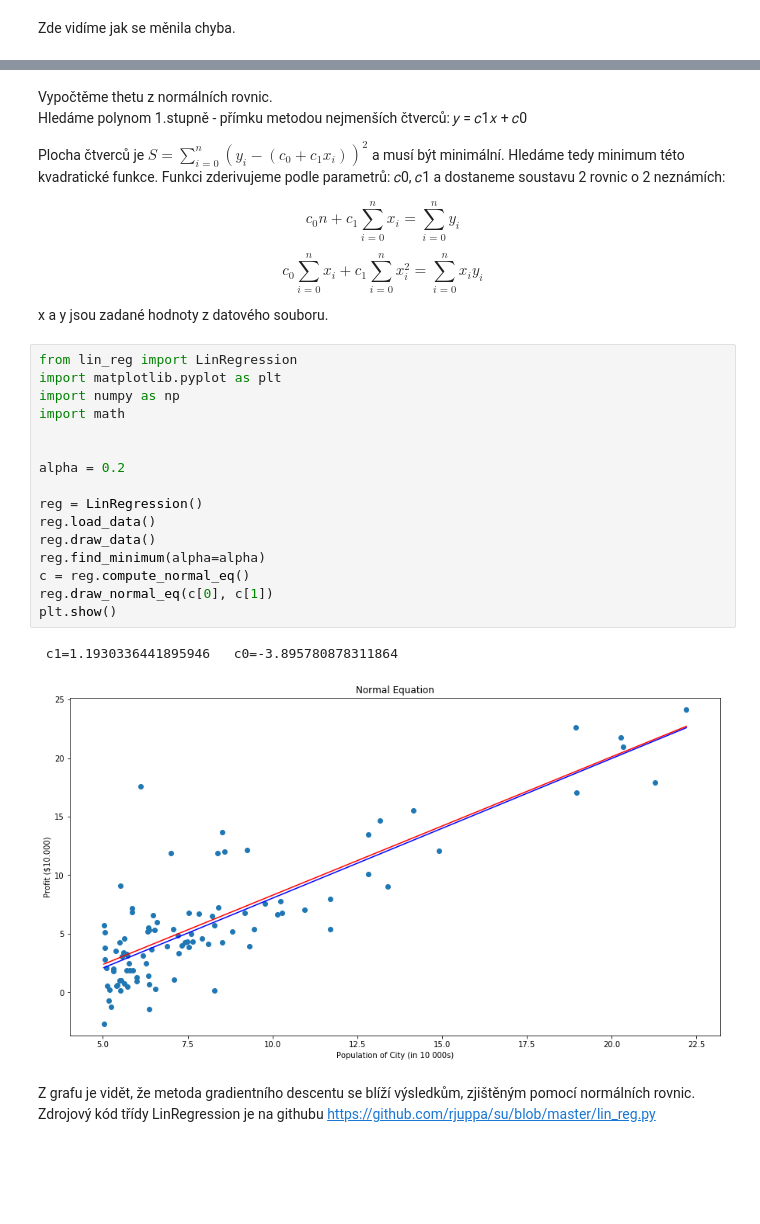
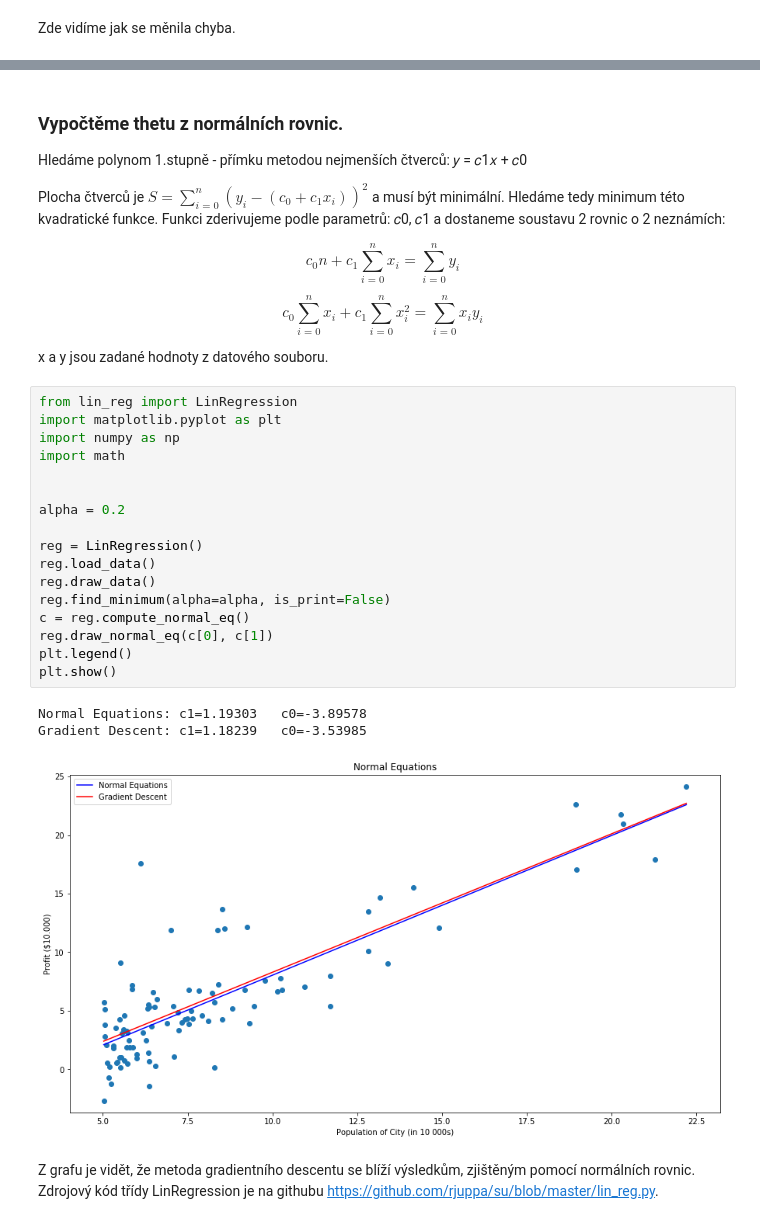
Before and after one commit to rjuppa/su, a Jupyter notebook: lin_reg.ipynb, the cells around one changed output, grey strips where cells are left out. Drawn from its saved outputs; the diff is of its cells as text; blank space fills up the shorter version.

```diff
--- a/lin_reg.ipynb
+++ b/lin_reg.ipynb
@@ -188,7 +190,7 @@ plt.show()
 # %% [output]
 [figure]
 # %% [markdown]
-Vypočtěme thetu z normálních rovnic.
+### Vypočtěme thetu z normálních rovnic.
 Hledáme polynom 1.stupně - přímku metodou nejmenších čtverců:  𝑦 = 𝑐1𝑥 + 𝑐0
 
 Plocha čtverců je $ S = \sum_{i=0}^n (y_i - (c_0 + c_1x_i))^2 $ a musí být minimální.
@@ -204,22 +206,24 @@ x a y jsou zadané hodnoty z datového souboru.
 # %%
 from lin_reg import LinRegression
 import matplotlib.pyplot as plt
 import numpy as np
 import math
 
 
 alpha = 0.2
 
 reg = LinRegression()
 reg.load_data()
 reg.draw_data()
-reg.find_minimum(alpha=alpha)
+reg.find_minimum(alpha=alpha, is_print=False)
 c = reg.compute_normal_eq()
 reg.draw_normal_eq(c[0], c[1])
+plt.legend()
 plt.show()
 # %% [output]
- c1=1.1930336441895946   c0=-3.895780878311864
+Normal Equations: c1=1.19303   c0=-3.89578
+Gradient Descent: c1=1.18239   c0=-3.53985
-[figure, old version]
+[figure, new version]
 # %% [markdown]
 Z grafu je vidět, že metoda gradientního descentu se blíží výsledkům, zjištěným pomocí normálních rovnic.
-Zdrojový kód třídy LinRegression je na githubu https://github.com/rjuppa/su/blob/master/lin_reg.py
+Zdrojový kód třídy LinRegression je na githubu https://github.com/rjuppa/su/blob/master/lin_reg.py.
```
Also changed, not shown: parts of 4 cells of this notebook.
